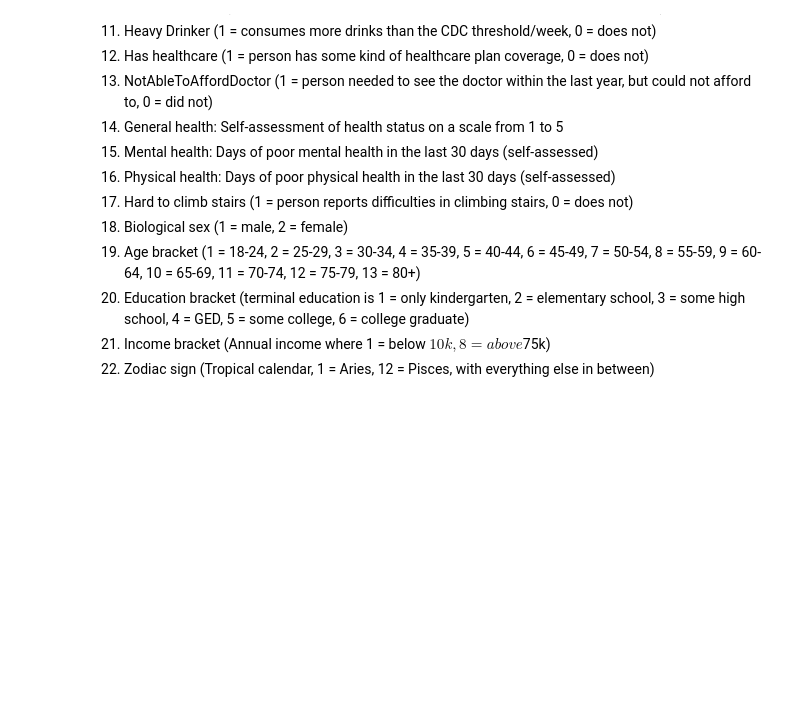
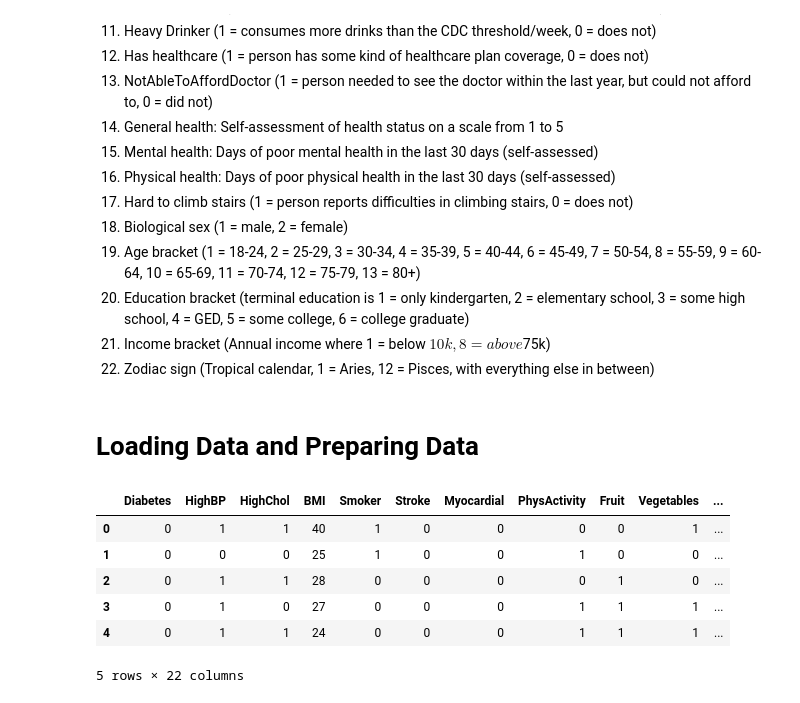
Before and after one commit to aragaomateus/fundamentalsOfML, a Jupyter notebook: HW4/Homework4.ipynb, the cells around one changed output. Drawn from its saved outputs; the diff is of its cells as text; code cells hidden in the pictures; blank space fills up the shorter version.

```diff
--- a/HW4/Homework4.ipynb
+++ b/HW4/Homework4.ipynb
@@ -27,3 +27,30 @@ could not afford to, 0 = did not)
 3 = some high school, 4 = GED, 5 = some college, 6 = college graduate)
 21) Income bracket (Annual income where 1 = below $10k, 8 = above $75k)
 22) Zodiac sign (Tropical calendar, 1 = Aries, 12 = Pisces, with everything else in between)
+# %% [markdown]
+# Loading Data and Preparing Data
+# %%
+import torch
+# from plot_lib import set_default, plot_data, plot_model, set_default
+from matplotlib import pyplot as plt
+import random
+from torch import nn, optim
+import math
+from IPython import display
+import numpy as np
+import pandas as pd
+from sklearn.preprocessing import MinMaxScaler
+from sklearn.linear_model import LogisticRegression
+from sklearn.model_selection import train_test_split
+from sklearn.metrics import roc_auc_score
+
+data = pd.read_csv('diabetes.csv')
+data.head()
+# %% [output]
+|  | Diabetes | HighBP | HighChol | BMI | Smoker | Stroke | Myocardial | PhysActivity | Fruit | Vegetables | ... |
+| 0 | 0 | 1 | 1 | 40 | 1 | 0 | 0 | 0 | 0 | 1 | ... |
+| 1 | 0 | 0 | 0 | 25 | 1 | 0 | 0 | 1 | 0 | 0 | ... |
+| 2 | 0 | 1 | 1 | 28 | 0 | 0 | 0 | 0 | 1 | 0 | ... |
+| 3 | 0 | 1 | 0 | 27 | 0 | 0 | 0 | 1 | 1 | 1 | ... |
+| 4 | 0 | 1 | 1 | 24 | 0 | 0 | 0 | 1 | 1 | 1 | ... |
+5 rows × 22 columns
```
Also changed, not shown: parts of 30 cells of this notebook, 8 other files.
